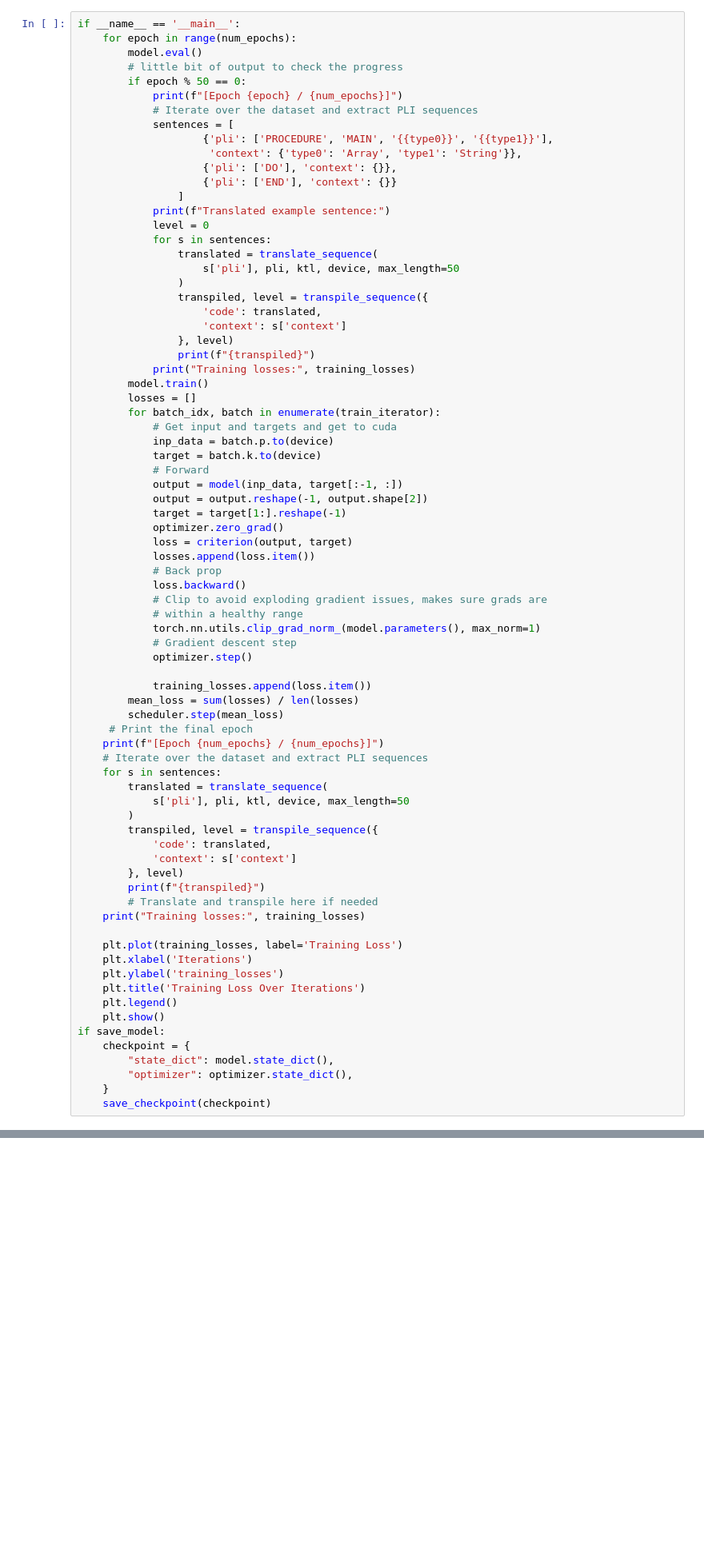
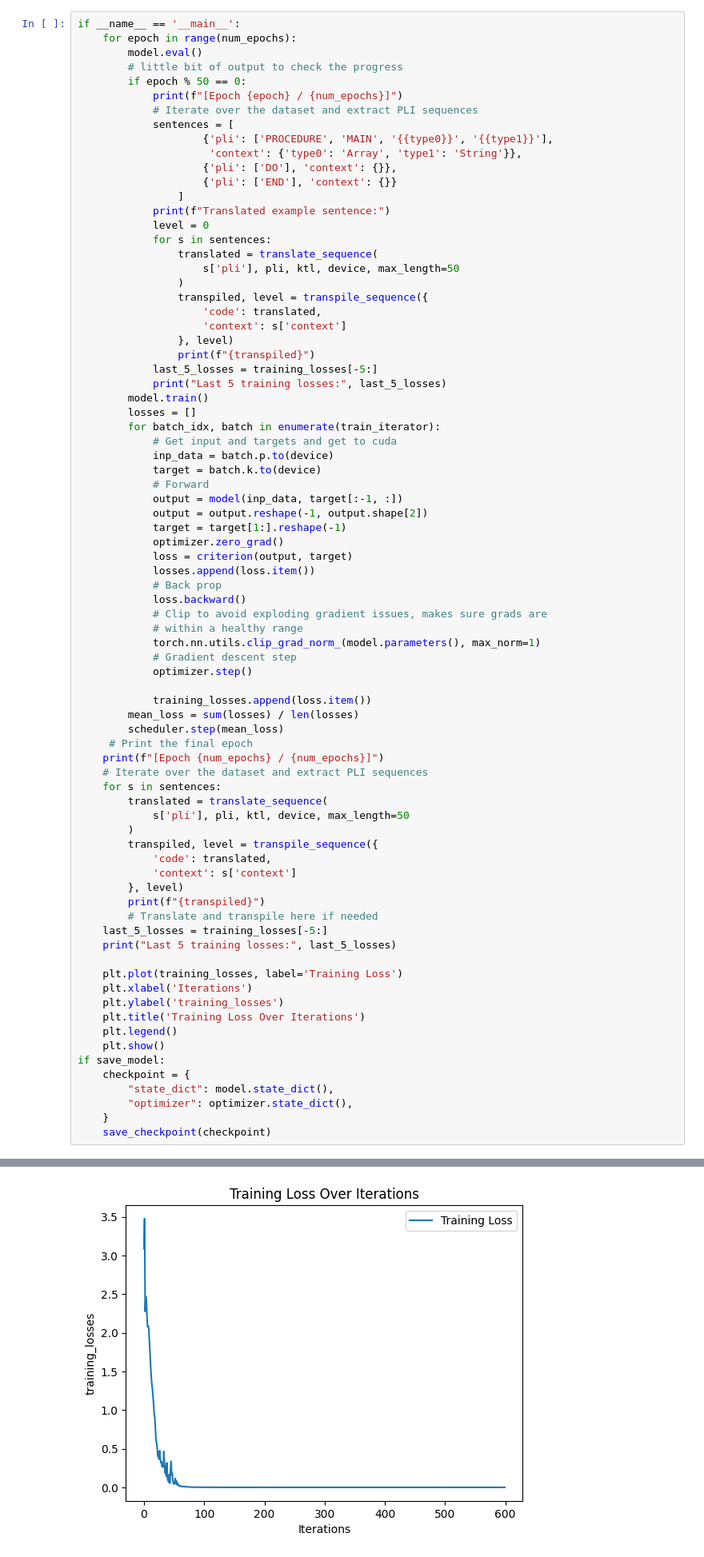
Before and after one commit to GiGi2044/sequence2sequence, a Jupyter notebook: pli2kt.ipynb, the cells around one changed output, grey strips where cells are left out. Shown at 80% size. Saved outputs shown, nothing was run; the diff lists cells and outputs as text; blank space fills up the shorter version.

```diff
--- a/pli2kt.ipynb
+++ b/pli2kt.ipynb
@@ -346,7 +352,8 @@ if __name__ == '__main__':
                     'context': s['context']
                 }, level)
                 print(f"{transpiled}")
-            print("Training losses:", training_losses)
+            last_5_losses = training_losses[-5:]
+            print("Last 5 training losses:", last_5_losses)
         model.train()
         losses = []
         for batch_idx, batch in enumerate(train_iterator):
@@ -384,7 +391,8 @@ if __name__ == '__main__':
         }, level)
         print(f"{transpiled}")
         # Translate and transpile here if needed
-    print("Training losses:", training_losses)
+    last_5_losses = training_losses[-5:]
+    print("Last 5 training losses:", last_5_losses)
 
     plt.plot(training_losses, label='Training Loss')
     plt.xlabel('Iterations')
@@ -407,0 +427 @@ Training losses: []
+[figure, new version]
```
Also changed, not shown: parts of 16 cells of this notebook, 1 other file.
